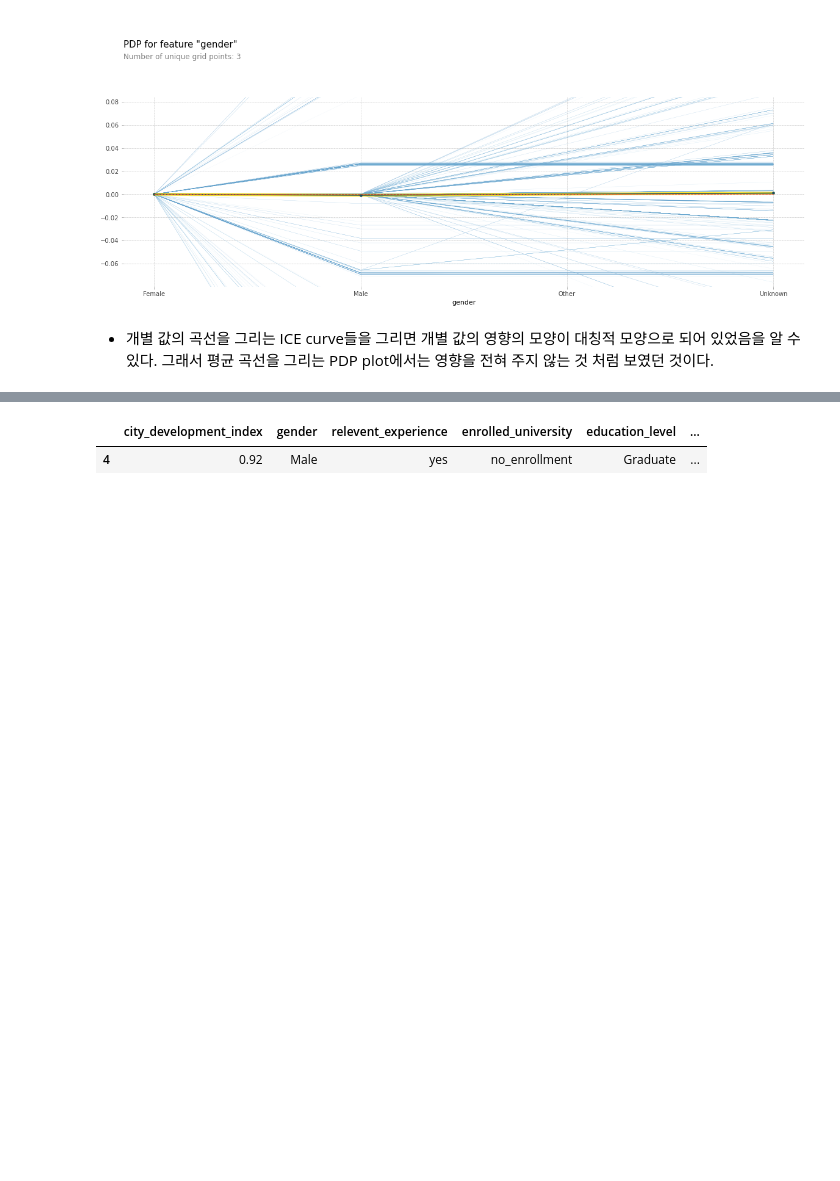
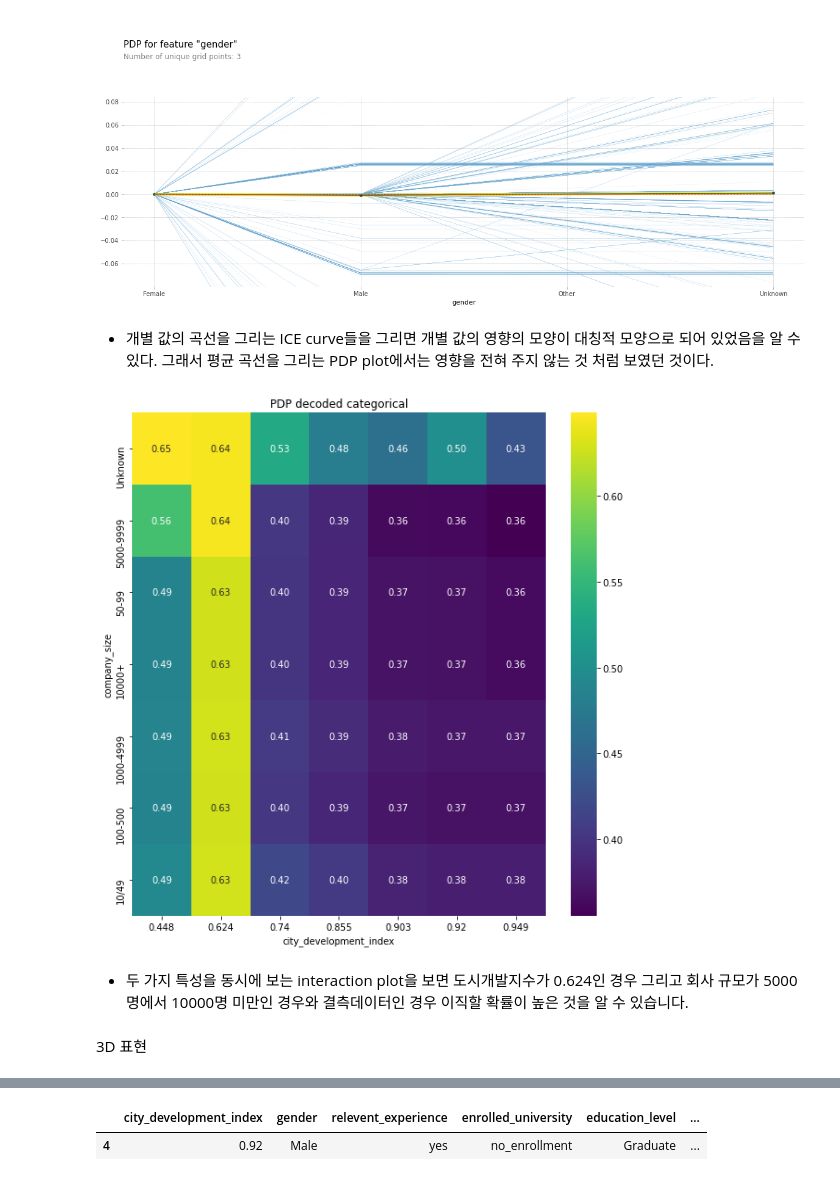
Before and after one commit to hiswordsini/AI_Bootcamp_Project, a Jupyter notebook: Section2.ipynb, the cells around one changed output, grey strips where cells are left out. Saved outputs shown, nothing was run; the diff lists cells and outputs as text; code cells hidden in the pictures; blank space fills up the shorter version.

```diff
--- a/Section2.ipynb
+++ b/Section2.ipynb
@@ -1895,0 +1888,34 @@ pdp_interact_plot(interaction, plot_type='grid', feature_names=features);
+# %%
+# 2D PDP
+features = ['city_development_index', 'company_size']
+
+interaction = pdp_interact(
+    model=model3,
+    dataset=X_train_encoded3,
+    model_features=X_train_encoded3.columns,
+    features=features
+)
+
+# 2D PDP 를 Seaborn Heatmap으로 그리기 위해 데이터프레임으로 만듭니다
+category_codes=list(range(0,len(pipe3[0].categories_[X_train_encoded3.columns.get_loc(features[0])])))
+category_names=pipe3[0].categories_[X_train_encoded3.columns.get_loc(features[0])]
+category_codes1=list(range(0,len(pipe3[0].categories_[X_train_encoded3.columns.get_loc(features[1])])))
+category_names1=pipe3[0].categories_[X_train_encoded3.columns.get_loc(features[1])]
+pdp = interaction.pdp.pivot_table(
+    values='preds',
+    columns=features[0],
+    index=features[1]
+)[::-1]
+
+pdp = pdp.rename(index=dict(zip(category_codes1,category_names1)), columns=dict(zip(category_codes, category_names)))
+plt.figure(figsize=(10,10))
+sns.heatmap(pdp, annot=True, fmt='.2f', cmap='viridis')
+plt.title('PDP decoded categorical');
+# %% [output]
+[figure, added]
+# %% [markdown]
+
+
+*   두 가지 특성을 동시에 보는 interaction plot을 보면 도시개발지수가 0.624인 경우 그리고 회사 규모가 5000명에서 10000명 미만인 경우와 결측데이터인 경우 이직할 확률이 높은 것을 알 수 있습니다.
+# %% [markdown]
+3D 표현
```
Also changed, not shown: parts of 7 cells of this notebook.
